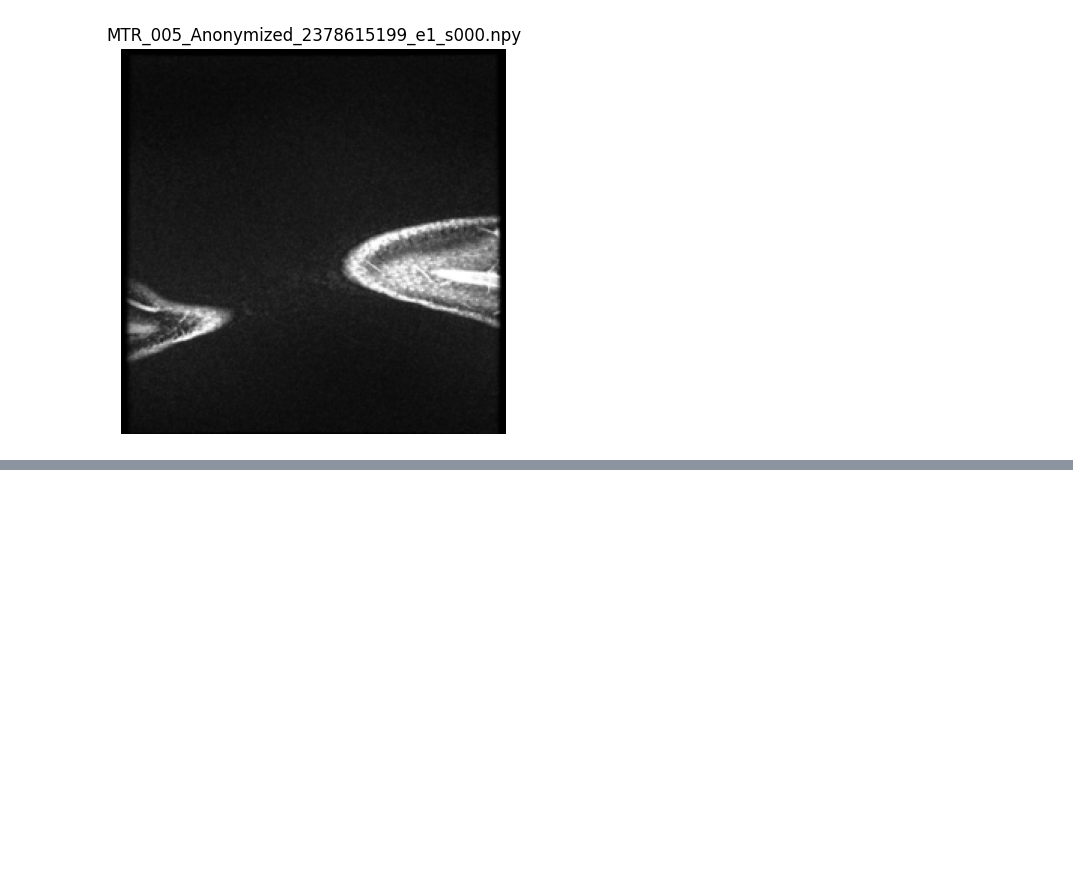
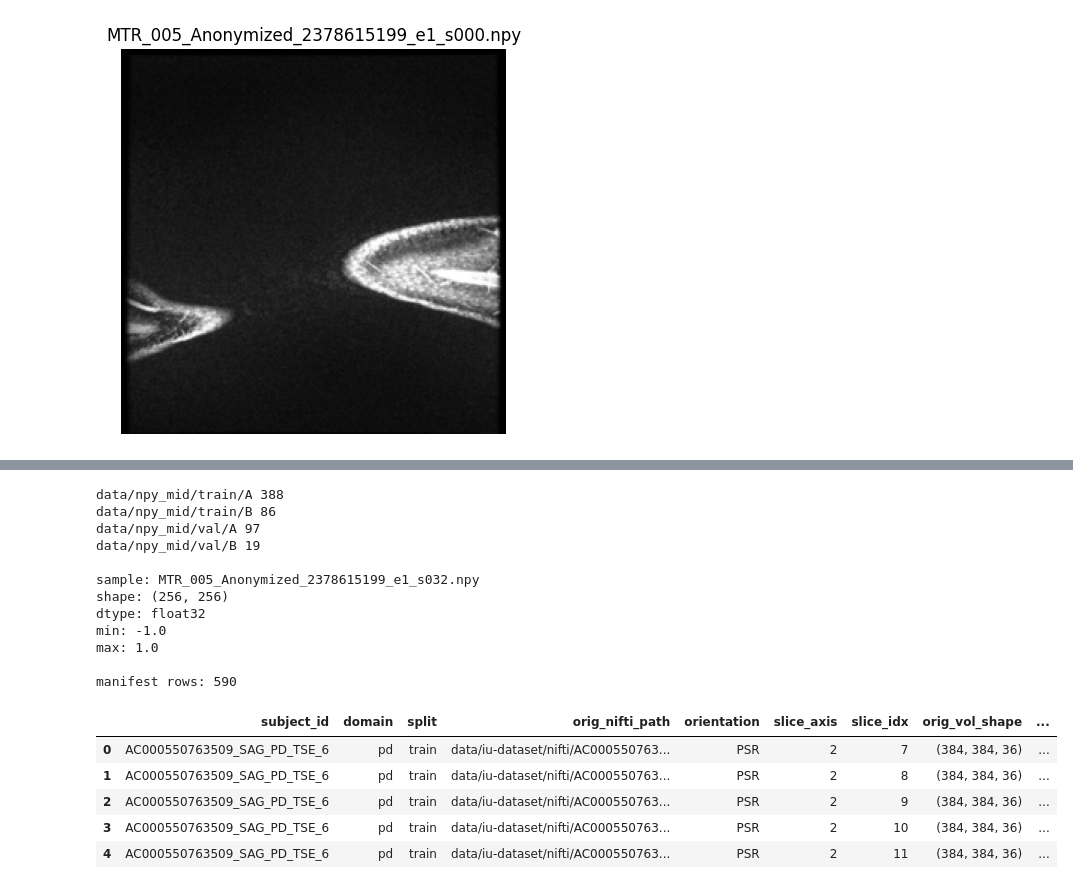
Before and after one commit to anshikabajpai23/RegGAN_domain_adaptation, a Jupyter notebook: regan_train.ipynb, the cells around one changed output, grey strips where cells are left out. Drawn from its saved outputs; the diff is of its cells as text; code cells hidden in the pictures; blank space fills up the shorter version.

```diff
--- a/regan_train.ipynb
+++ b/regan_train.ipynb
@@ -409,0 +523,45 @@ plt.show()
+# %%
+from pathlib import Path
+import numpy as np
+import pandas as pd
+
+for folder in [
+    "data/npy_mid/train/A",
+    "data/npy_mid/train/B",
+    "data/npy_mid/val/A",
+    "data/npy_mid/val/B",
+]:
+    count = len(list(Path(folder).glob("*.npy")))
+    print(folder, count)
+
+sample = sorted(Path("data/npy_mid/train/A").glob("*.npy"))[0]
+x = np.load(sample)
+
+print("\nsample:", sample.name)
+print("shape:", x.shape)
+print("dtype:", x.dtype)
+print("min:", float(x.min()))
+print("max:", float(x.max()))
+
+df_mid = pd.read_csv("data/manifests/all_slices_manifest_mid.csv")
+print("\nmanifest rows:", len(df_mid))
+display(df_mid.head())
+# %% [output]
+data/npy_mid/train/A 388
+data/npy_mid/train/B 86
+data/npy_mid/val/A 97
+data/npy_mid/val/B 19
+
+sample: MTR_005_Anonymized_2378615199_e1_s032.npy
+shape: (256, 256)
+dtype: float32
+min: -1.0
+max: 1.0
+
+manifest rows: 590
+|  | subject_id | domain | split | orig_nifti_path | orientation | slice_axis | slice_idx | orig_vol_shape | ... |
+| 0 | AC000550763509_SAG_PD_TSE_6 | pd | train | data/iu-dataset/nifti/AC000550763... | PSR | 2 | 7 | (384, 384, 36) | ... |
+| 1 | AC000550763509_SAG_PD_TSE_6 | pd | train | data/iu-dataset/nifti/AC000550763... | PSR | 2 | 8 | (384, 384, 36) | ... |
+| 2 | AC000550763509_SAG_PD_TSE_6 | pd | train | data/iu-dataset/nifti/AC000550763... | PSR | 2 | 9 | (384, 384, 36) | ... |
+| 3 | AC000550763509_SAG_PD_TSE_6 | pd | train | data/iu-dataset/nifti/AC000550763... | PSR | 2 | 10 | (384, 384, 36) | ... |
+| 4 | AC000550763509_SAG_PD_TSE_6 | pd | train | data/iu-dataset/nifti/AC000550763... | PSR | 2 | 11 | (384, 384, 36) | ... |
```
Also changed, not shown: parts of 3 cells of this notebook.
